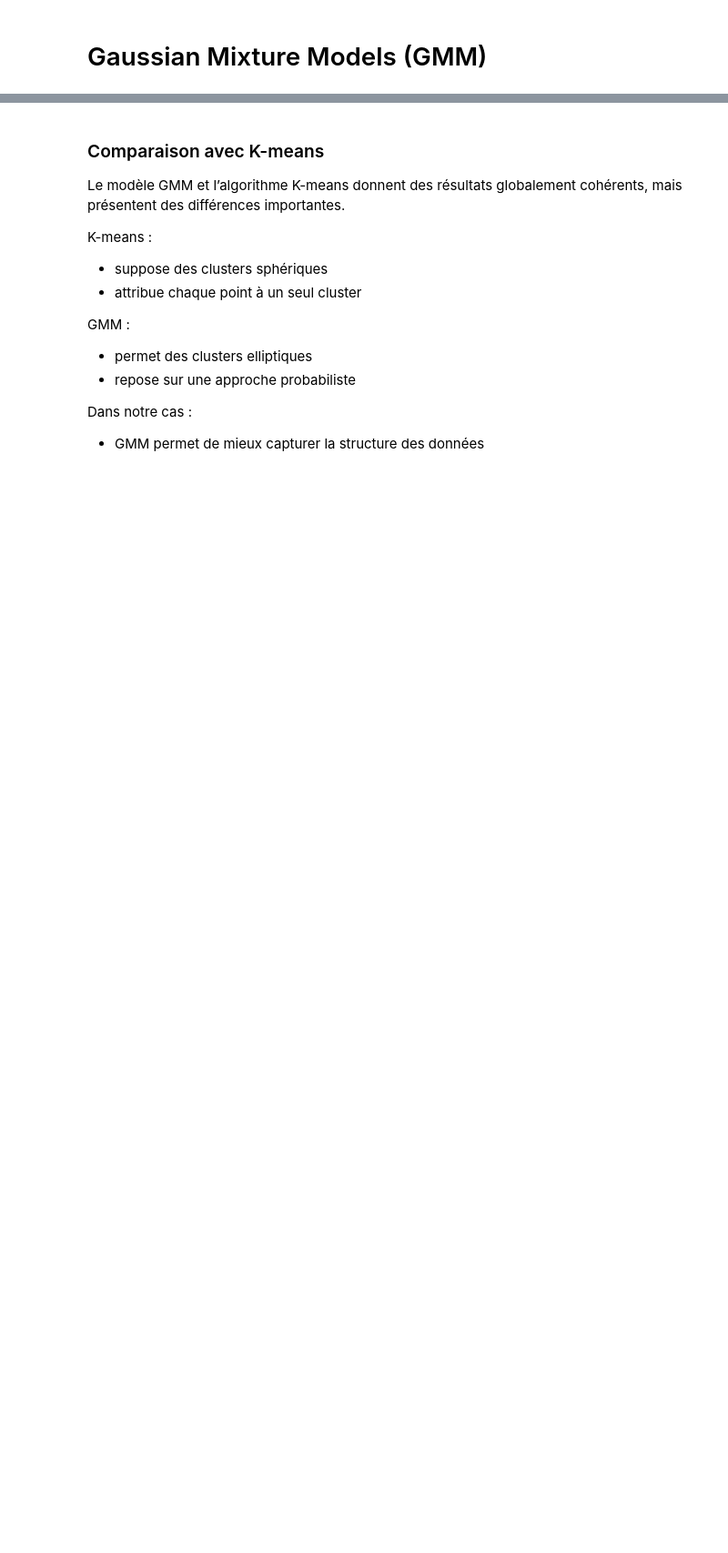
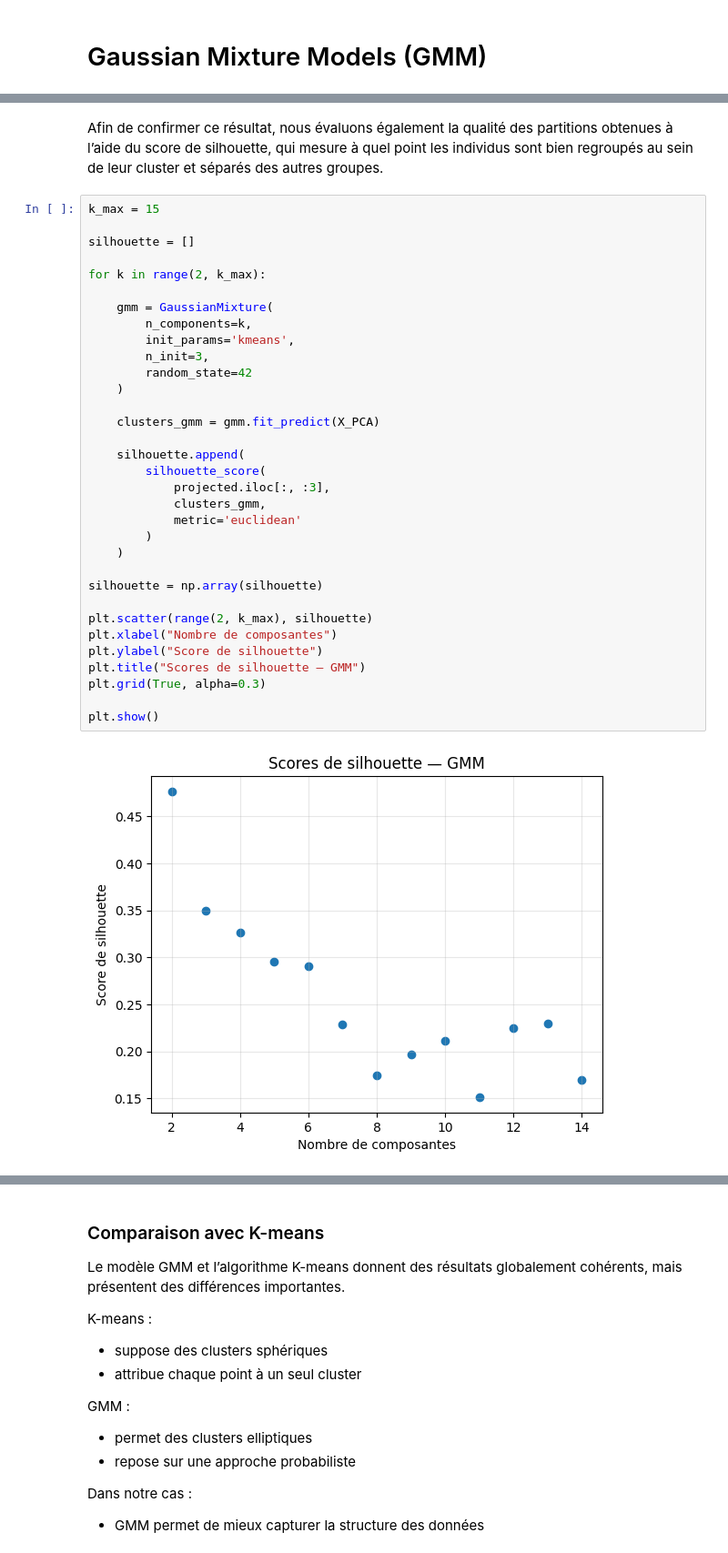
Before and after one commit to AhmedBousbih/Projet-analyse-de-donn-es, a Jupyter notebook: Projet_Analyse_de_données.ipynb, the cells around one changed output, grey strips where cells are left out. Shown at 91% size. Cells and saved outputs as stored; diff of their text form; blank space fills up the shorter version.

```diff
--- a/Projet_Analyse_de_données.ipynb
+++ b/Projet_Analyse_de_données.ipynb
@@ -746,0 +757,37 @@ Ainsi, on retient K = 3 comme nombre optimal de clusters pour le modèle GMM.
+# %% [markdown]
+Afin de confirmer ce résultat, nous évaluons également la qualité des partitions obtenues à l’aide du score de silhouette, qui mesure à quel point les individus sont bien regroupés au sein de leur cluster et séparés des autres groupes.
+# %%
+k_max = 15
+
+silhouette = []
+
+for k in range(2, k_max):
+
+    gmm = GaussianMixture(
+        n_components=k,
+        init_params='kmeans',
+        n_init=3,
+        random_state=42
+    )
+
+    clusters_gmm = gmm.fit_predict(X_PCA)
+
+    silhouette.append(
+        silhouette_score(
+            projected.iloc[:, :3],
+            clusters_gmm,
+            metric='euclidean'
+        )
+    )
+
+silhouette = np.array(silhouette)
+
+plt.scatter(range(2, k_max), silhouette)
+plt.xlabel("Nombre de composantes")
+plt.ylabel("Score de silhouette")
+plt.title("Scores de silhouette — GMM")
+plt.grid(True, alpha=0.3)
+
+plt.show()
+# %% [output]
+[figure, added]
```
Also changed, not shown: parts of 28 cells of this notebook.
